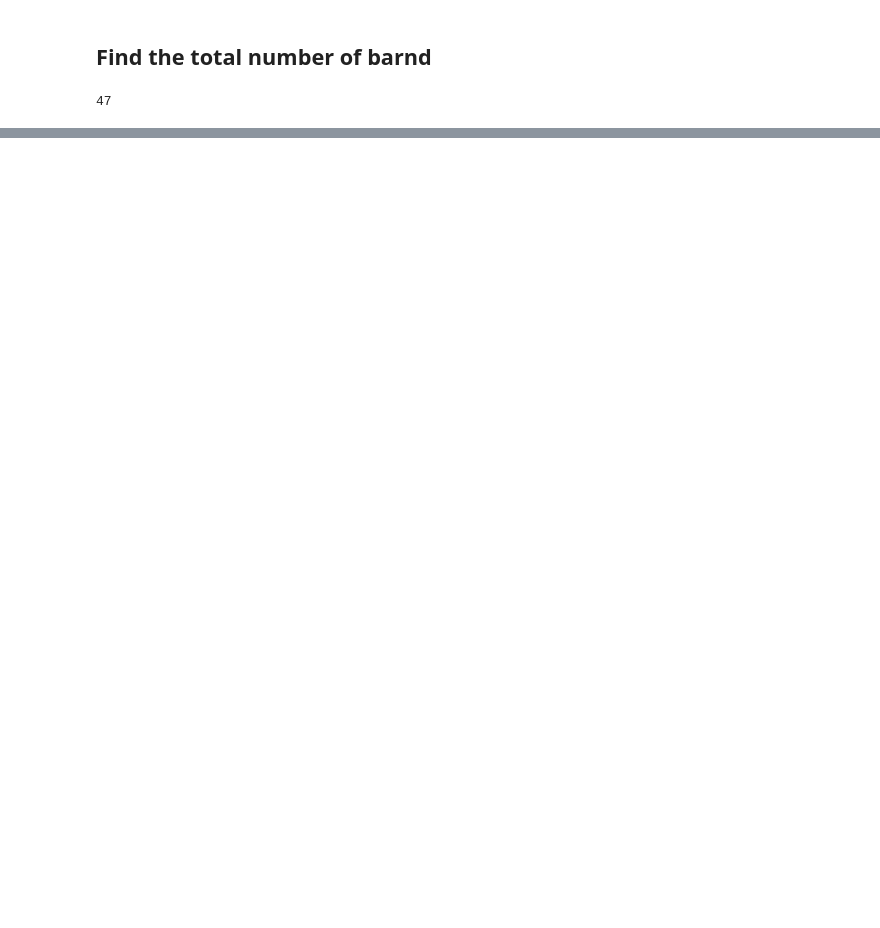
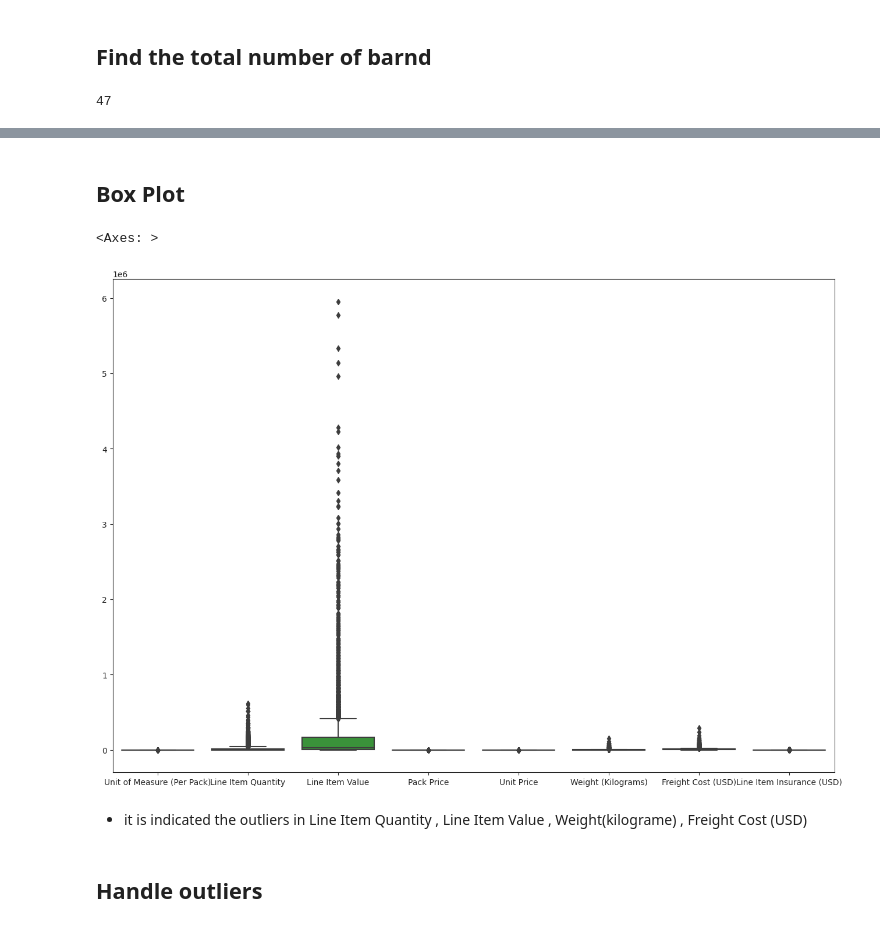
Before and after one commit to alinegorischf/Shipment-Price-Prediction, a Jupyter notebook: Shipment_Price_Prediction.ipynb, the cells around one changed output, grey strips where cells are left out. Drawn from its saved outputs; the diff is of its cells as text; code cells hidden in the pictures; blank space fills up the shorter version.

```diff
--- a/Shipment_Price_Prediction.ipynb
+++ b/Shipment_Price_Prediction.ipynb
@@ -801,0 +1097,12 @@ len(df.groupby('Brand'))
+# %% [markdown]
+## Box Plot
+# %%
+plt.figure(figsize=(16,11))
+sns.boxplot(data=df , orient = "v")
+# %% [output]
+<Axes: >
+[figure, added]
+# %% [markdown]
+* it is indicated the outliers in Line Item Quantity , Line Item Value , Weight(kilograme) , Freight Cost (USD)
+# %% [markdown]
+## Handle outliers
```
Also changed, not shown: parts of 52 cells of this notebook.
